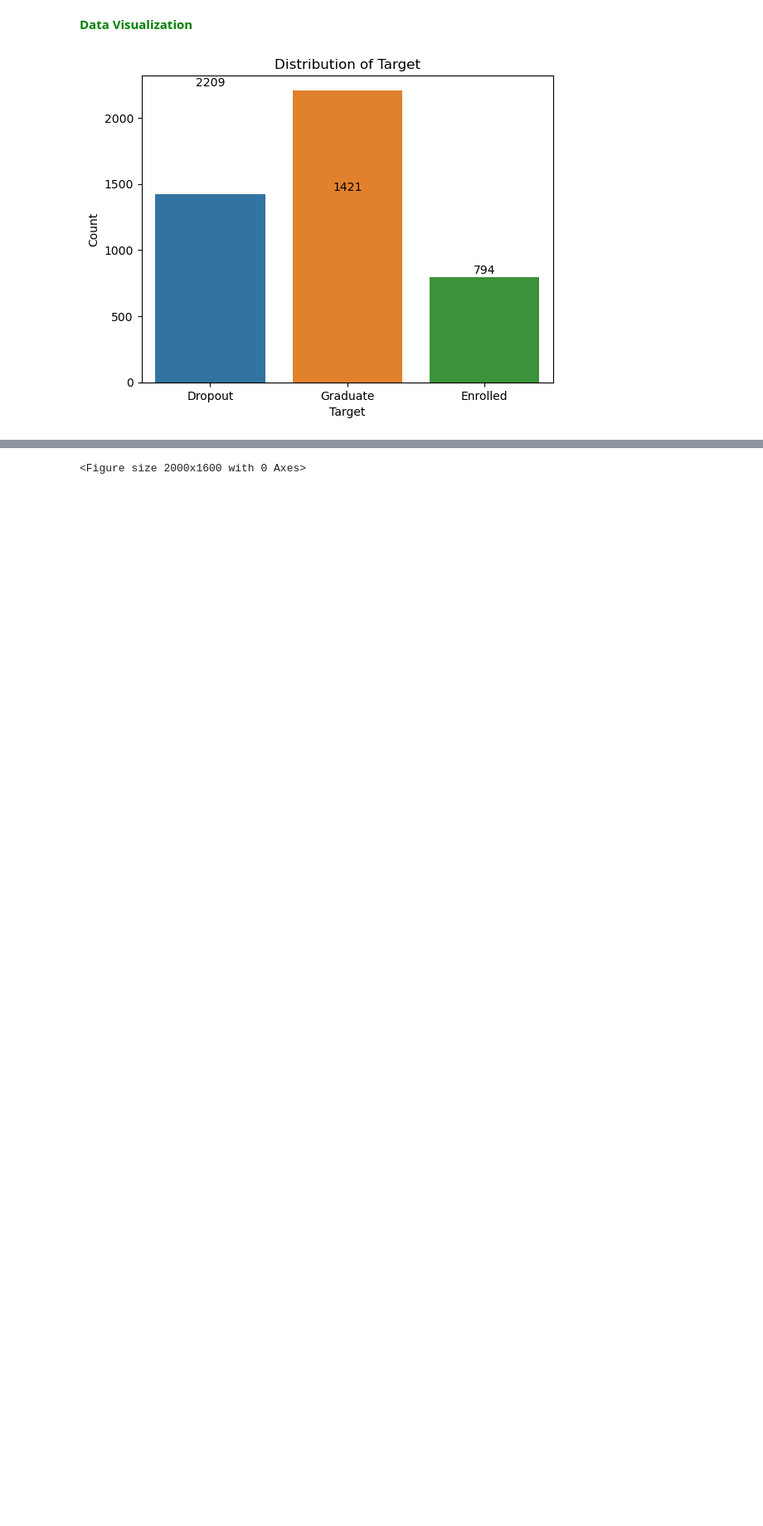
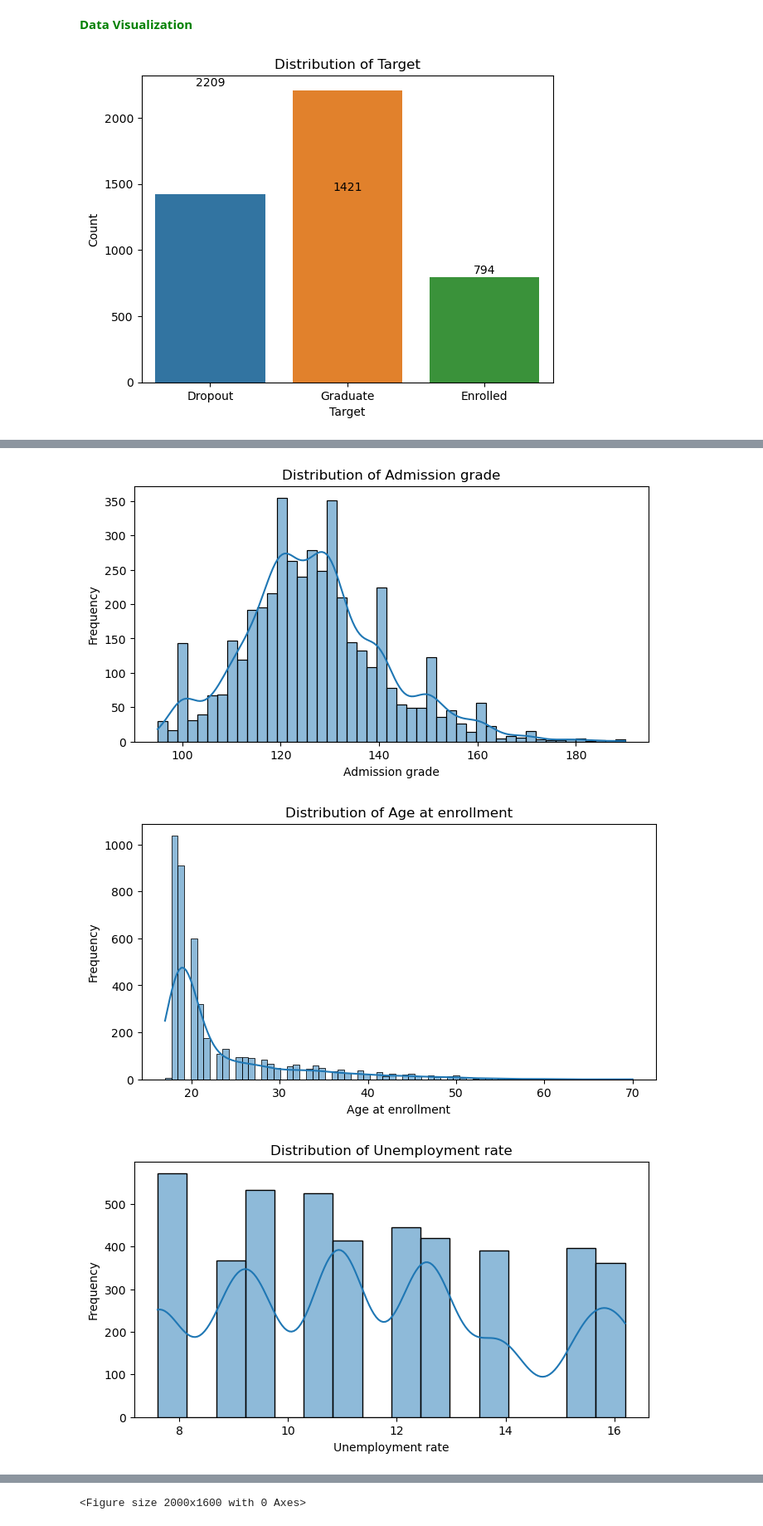
Before and after one commit to omar-kabeer/forecasting-academic-trajectories, a Jupyter notebook: notebooks/notebook.ipynb, the cells around one changed output, grey strips where cells are left out. Shown at 83% size. Drawn from its saved outputs; the diff is of its cells as text; code cells hidden in the pictures; blank space fills up the shorter version.

```diff
--- a/notebooks/notebook.ipynb
+++ b/notebooks/notebook.ipynb
@@ -718,0 +745,15 @@ plt.show()
+# %%
+# Univariate Analysis for numeric features using histograms
+numeric_features = ['Admission grade', 'Age at enrollment', 'Unemployment rate', 'Inflation rate', 'GDP']
+
+for feature in numeric_features:
+    plt.figure(figsize=(8, 4))
+    sns.histplot(data=df, x=feature, kde=True)
+    plt.title(f'Distribution of {feature}')
+    plt.xlabel(feature)
+    plt.ylabel('Frequency')
+    plt.show()
+# %% [output]
+[figure, added]
+[figure, added]
+[figure, added]
```
Also changed, not shown: parts of 22 cells of this notebook, 1 other file.
